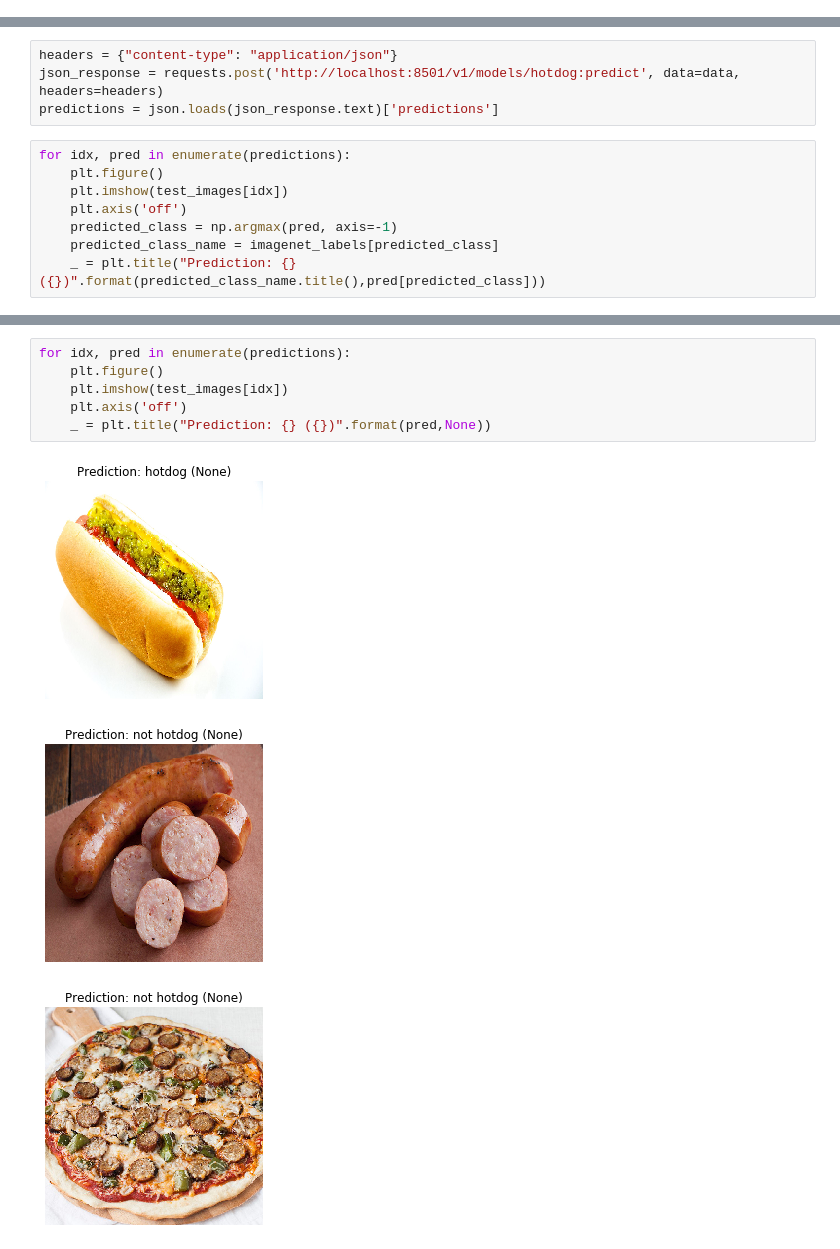
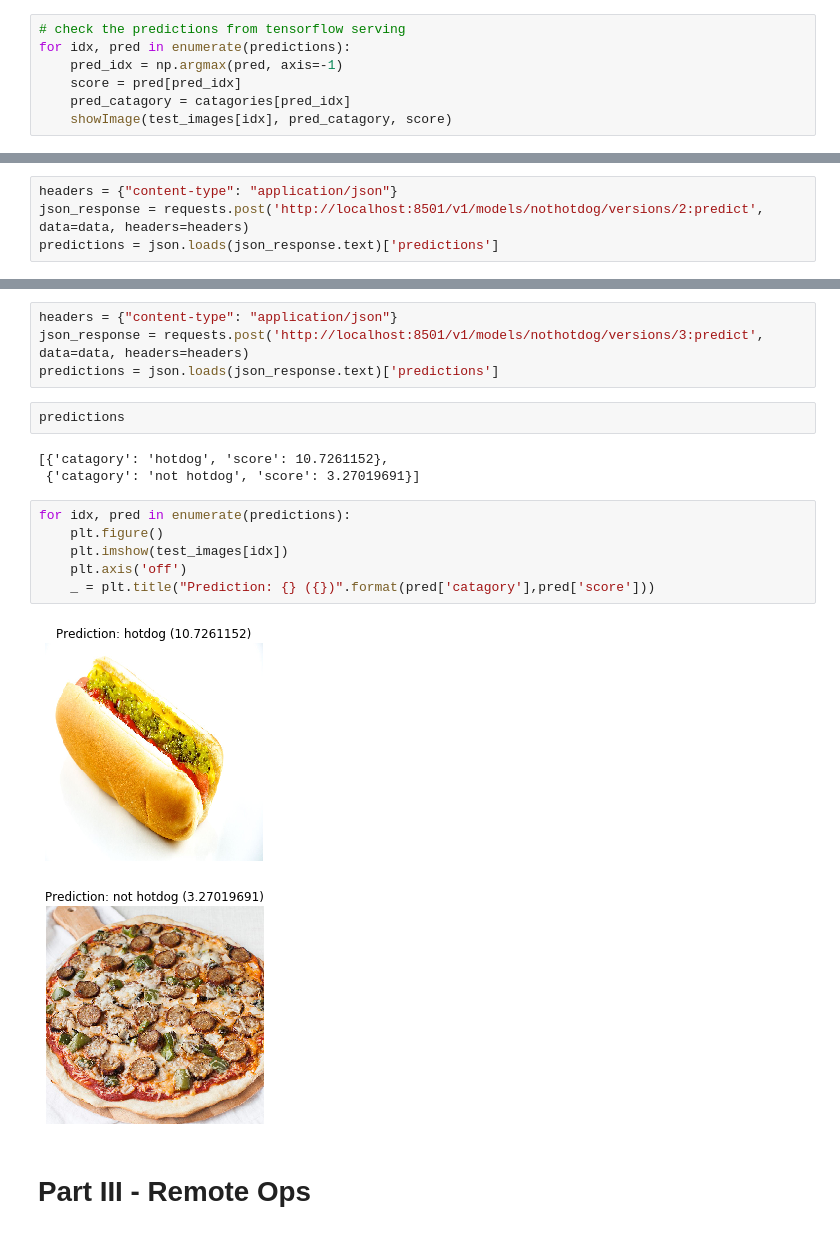
Before and after one commit to jkthompson/nothotdog, a Jupyter notebook: hotdog.ipynb, the cells around one changed output, grey strips where cells are left out. Drawn from its saved outputs; the diff is of its cells as text.

Commit message:
fist draft part I and II

```diff
--- a/hotdog.ipynb
+++ b/hotdog.ipynb
@@ -132,0 +207,7 @@ hotdog
+# %%
+# check the predictions from tensorflow serving
+for idx, pred in enumerate(predictions):
+    pred_idx = np.argmax(pred, axis=-1)
+    score = pred[pred_idx]
+    pred_catagory = catagories[pred_idx]
+    showImage(test_images[idx], pred_catagory, score)
@@ -179,12 +304,4 @@ Data: {"signature_name": "serving_default", "instances": ... 0980393, 0.96078431
 # %%
 headers = {"content-type": "application/json"}
-json_response = requests.post('http://localhost:8501/v1/models/hotdog:predict', data=data, headers=headers)
+json_response = requests.post('http://localhost:8501/v1/models/nothotdog/versions/2:predict', data=data, headers=headers)
 predictions = json.loads(json_response.text)['predictions']
-# %%
-for idx, pred in enumerate(predictions):
-    plt.figure()
-    plt.imshow(test_images[idx])
-    plt.axis('off')
-    predicted_class = np.argmax(pred, axis=-1)
-    predicted_class_name = imagenet_labels[predicted_class]
-    _ = plt.title("Prediction: {} ({})".format(predicted_class_name.title(),pred[predicted_class]))
@@ -252,10 +373,20 @@ predictions
+# %%
+headers = {"content-type": "application/json"}
+json_response = requests.post('http://localhost:8501/v1/models/nothotdog/versions/3:predict', data=data, headers=headers)
+predictions = json.loads(json_response.text)['predictions']
+# %%
+predictions
+# %% [output]
+[{'catagory': 'hotdog', 'score': 10.7261152},
+ {'catagory': 'not hotdog', 'score': 3.27019691}]
 # %%
 for idx, pred in enumerate(predictions):
     plt.figure()
     plt.imshow(test_images[idx])
     plt.axis('off')
-    _ = plt.title("Prediction: {} ({})".format(pred,None))
+    _ = plt.title("Prediction: {} ({})".format(pred['catagory'],pred['score']))
 # %% [output]
-[figure, old version]
+[figure, new version]
-[figure, old version]
+[figure, new version]
-[figure, removed]
+# %% [markdown]
+# Part III - Remote Ops
```
Also changed, not shown: parts of 55 cells of this notebook, 1 other file.
